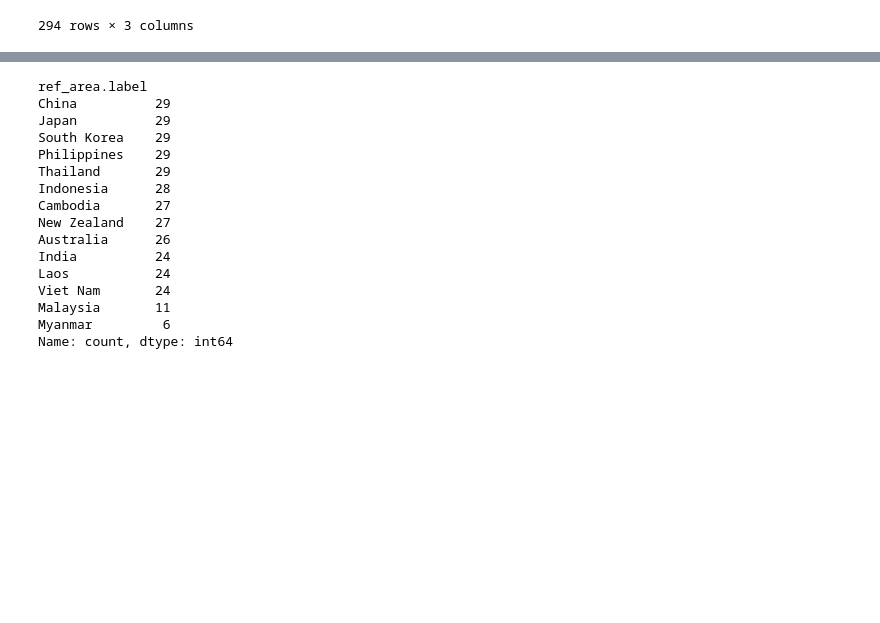
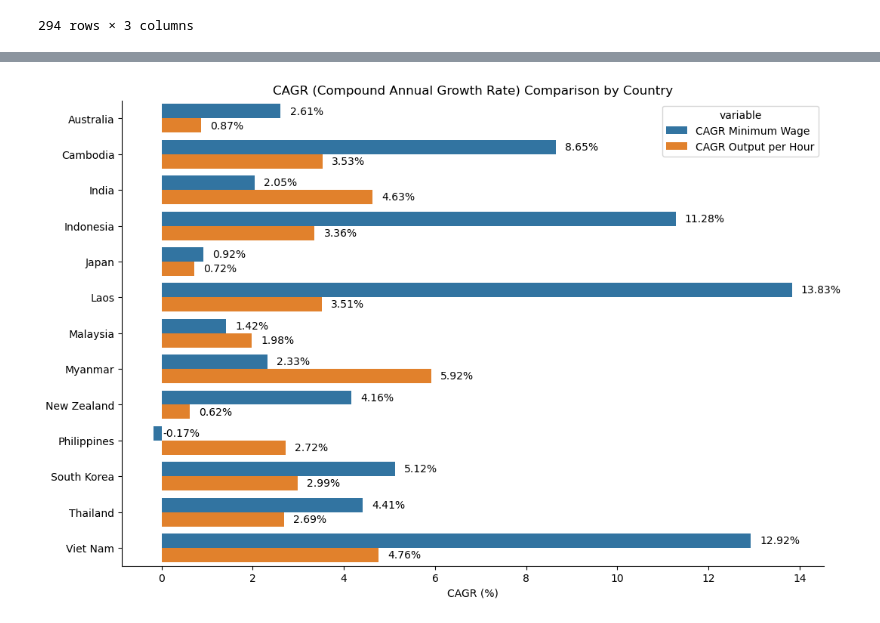
Before and after one commit to adinramaadin/Python_Project-3_Minimum-Wage, a Jupyter notebook: Main_Code_Project/1_EDA.ipynb, the cells around one changed output, grey strips where cells are left out. Drawn from its saved outputs; the diff is of its cells as text; code cells hidden in the pictures; blank space fills up the shorter version.

```diff
--- a/Main_Code_Project/1_EDA.ipynb
+++ b/Main_Code_Project/1_EDA.ipynb
@@ -196,7 +217,7 @@ cagr_output_list = []
 countries = []
 
 # Calculate CAGR for each country
-for label, df in merged_data_global.groupby('ref_area.label'):
+for label, df in merged_data_global_aanzfta_cindia.groupby('ref_area.label'):
     start_value_wage = df['obs_value_wage'].iloc[-1]
     end_value_wage = df['obs_value_wage'].iloc[0]
     periods_wage = len(df['time'].unique()) -1
@@ -221,7 +242,7 @@ cagr_data = {
 cagr_df = pd.DataFrame(cagr_data)
 
 # Visualize the CAGR values grouped by countries
-plt.figure(figsize=(12,6))
+plt.figure(figsize=(12,8))
 cagr_df.set_index('Country').plot(kind='bar')
 plt.title("CAGR (Compound Annual Growth Rate) Comparison by Country")
 plt.ylabel("CAGR (%)")
@@ -272,19 +254,55 @@ Name: count, dtype: int64
-# %%
-minimum_wage_global_interest['ref_area.label'].value_counts()
-# %% [output]
-ref_area.label
-China          29
-Japan          29
-South Korea    29
-Philippines    29
-Thailand       29
-Indonesia      28
-Cambodia       27
-New Zealand    27
-Australia      26
-India          24
-Laos           24
-Viet Nam       24
-Malaysia       11
-Myanmar         6
-Name: count, dtype: int64
+# %%
+# Calculate CAGR (Compound Annual Growth Rate) from minimum_wage_global_interest and obs_value_output from merged data
+def calculate_cagr(start_value,end_value,time_periods):
+    return (end_value/start_value)**(1/time_periods)-1
+
+# Initialize lists to store CAGR values
+cagr_wage_list = []
+cagr_output_list = []
+countries = []
+
+# Calculate CAGR for each country
+for label, df in merged_data_global_aanzfta_cindia.groupby('ref_area.label'):
+    start_value_wage = df['obs_value_wage'].iloc[-1]
+    end_value_wage = df['obs_value_wage'].iloc[0]
+    periods_wage = len(df['time'].unique()) -1
+    cagr_wage = calculate_cagr(start_value_wage,end_value_wage,time_periods=periods_wage)
+
+    start_value_output = df['obs_value_output'].iloc[-1]
+    end_value_output = df['obs_value_output'].iloc[0]
+    periods_output = len(df['time'].unique()) -1
+    cagr_output = calculate_cagr(start_value_output,end_value_output,time_periods=periods_output)
+
+    cagr_wage_list.append(cagr_wage * 100) # Convert to percentage
+    cagr_output_list.append(cagr_output * 100) # Convert to percentage
+    countries.append(label)
+
+# Create a DataFrame for CAGR values
+cagr_data = {
+    "Country": countries,
+    "CAGR Minimum Wage": cagr_wage_list,
+    "CAGR Output per Hour": cagr_output_list
+}
+
+cagr_df = pd.DataFrame(cagr_data)
+
+# Visualize the CAGR values grouped by countries using a horizontal bar chart
+plt.figure(figsize=(12,8))
+sns.barplot(data=cagr_df.melt(id_vars='Country'), y='Country', x='value', hue='variable', orient='h')
+
+# Add title and labels
+plt.title("CAGR (Compound Annual Growth Rate) Comparison by Country")
+plt.xlabel("CAGR (%)")
+plt.ylabel("")
+
+# Annotate the bars with their values (beside)
+for index, row in cagr_df.iterrows():
+    plt.text(row["CAGR Minimum Wage"] + 0.2, index - 0.2, f'{row["CAGR Minimum Wage"]:.2f}%', va='center')
+    plt.text(row["CAGR Output per Hour"] + 0.2, index + 0.2, f'{row["CAGR Output per Hour"]:.2f}%', va='center')
+
+# Remove all spines
+sns.despine()
+
+plt.show()
+# %% [output]
+[figure, added]
```
Also changed, not shown: parts of 12 cells of this notebook, 1 other file.
